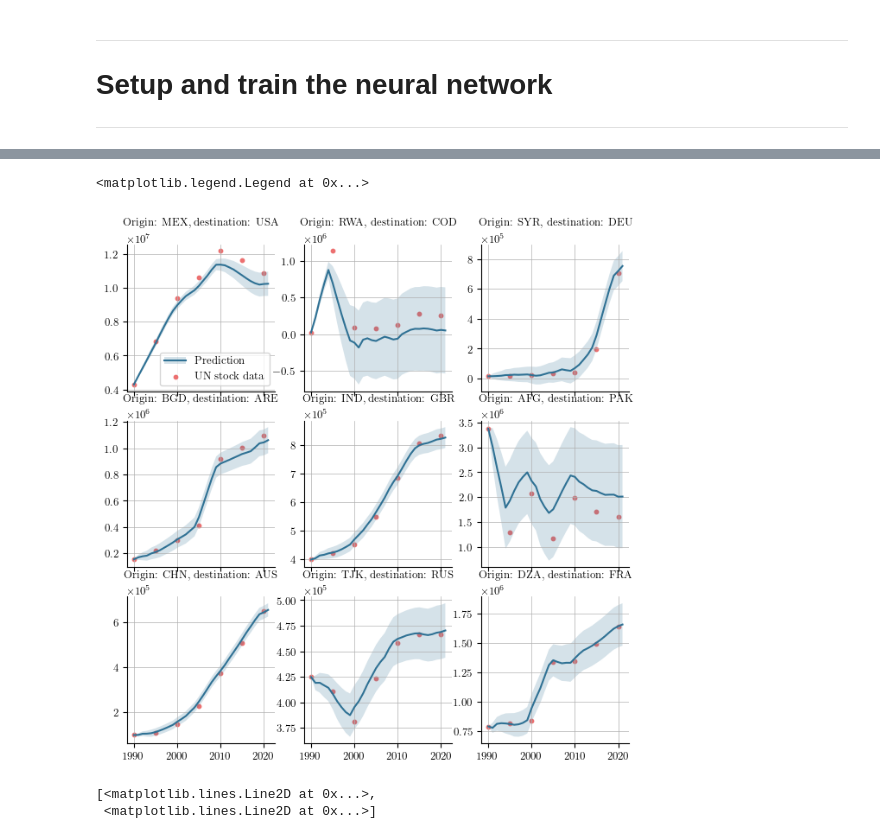
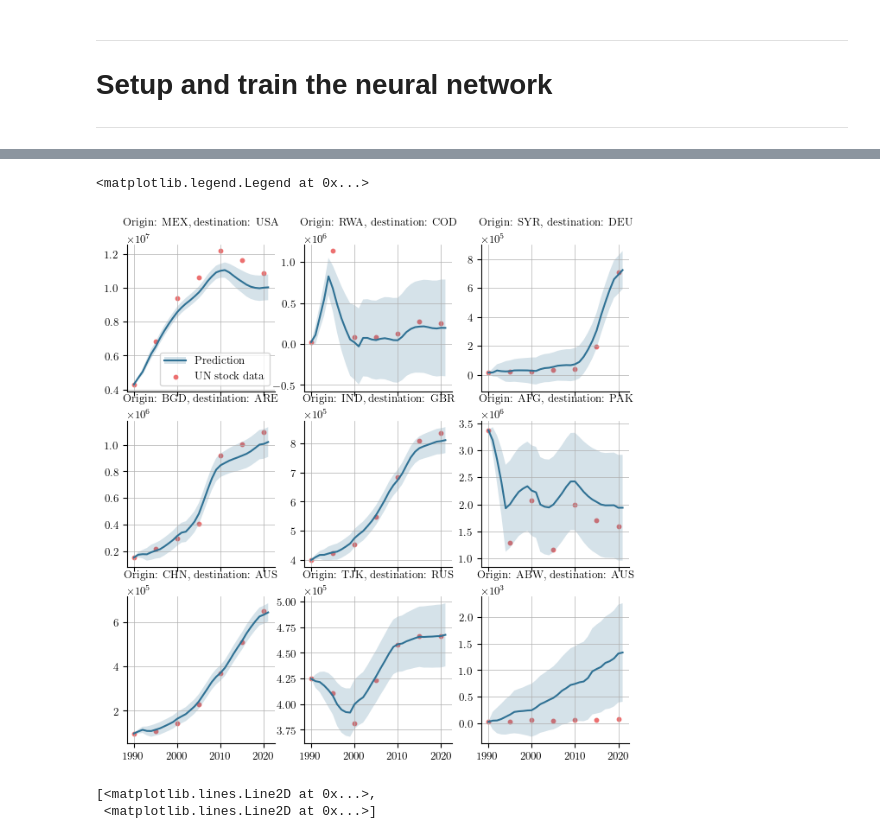
Before and after one commit to ThGaskin/NeuralABM, a Jupyter notebook: models/Migration/Notebooks/model_4.ipynb, the cells around one changed output, grey strips where cells are left out. Saved outputs shown, nothing was run; the diff lists cells and outputs as text; code cells hidden in the pictures.

```diff
--- a/models/Migration/Notebooks/model_4.ipynb
+++ b/models/Migration/Notebooks/model_4.ipynb
@@ -192,7 +325,8 @@ flows = xr.DataArray(
 # %%
-fig, ax = plt.subplots()
-c="IND"
-(UN_data['Net Number of Migrants (thousands)'].transpose('Year', ...).sel({'Year': range(start, end + 1)}) * 1000).sel({"Country ISO": c}).plot(ax=ax, label="Data")
-predicted_net_migration.sel({"Country ISO": c}).plot(ax=ax, label="Prediction")
-ax.legend()
+fig, axs = plt.subplots(ncols=2)
+for idx, c in enumerate(["ABW", "IND"]):
+    ax =axs[idx]
+    net_migration.sel({"Country ISO": c}).plot(ax=ax, label="Data")
+    (predicted_net_migration.sel({"Country ISO": c})).plot(ax=ax, label="Prediction")
+    ax.legend()
 # %% [output]
@@ -256,5 +402,5 @@ ax.legend()
 # %%
-extended_flow = xr.open_dataset("/Users/thomasgaskin/UN_migration_data/bilateral_flows_stats.nc")
+extended_flow = xr.open_dataset("/Users/thomasgaskin/bilateral_flows_stats_noiseless.nc")
 UN_net_migration = xr.open_dataarray("../../../data/Migration/UN_net_migration.nc")
 flow_table = xr.Dataset(dict(
     mean = extended_flow["mean"].sel({"Direction": "Out"}) + extended_flow["mean"].sel({"Direction": "In"}).data.transpose(0, 2, 1),
@@ -281,6 +447,6 @@ m.plot.line(hue="Direction", ax=ax)
 # %%
 fig, axs = plt.subplots(ncols=3, nrows=3, sharex=True, figsize=(7.5, 7.5))
-pairs = [["MEX", "USA"], ["RWA", "COD"], ["SYR", "DEU"], ["BGD", "ARE"], ["IND", "GBR"], ["AFG", "PAK"], ["CHN", "AUS"], ["TJK", "RUS"], ["DZA", "FRA"]]
+pairs = [["MEX", "USA"], ["RWA", "COD"], ["SYR", "DEU"], ["BGD", "ARE"], ["IND", "GBR"], ["AFG", "PAK"], ["CHN", "AUS"], ["TJK", "RUS"], ["ABW", "AUS"]]
 for idx, pair in enumerate(pairs):
     org, dest = pair
     handles = []
@@ -300,6 +467,6 @@ axs.flatten()[0].legend(handles=handles, labels=['Out', 'In'])
 # %%
 fig, axs = plt.subplots(ncols=3, nrows=3, sharex=True, figsize=(7.5, 7.5))
-pairs = [["MEX", "USA"], ["RWA", "COD"], ["SYR", "DEU"], ["BGD", "ARE"], ["IND", "GBR"], ["AFG", "PAK"], ["CHN", "AUS"], ["TJK", "RUS"], ["DZA", "FRA"]]
+pairs = [["MEX", "USA"], ["RWA", "COD"], ["SYR", "DEU"], ["BGD", "ARE"], ["IND", "GBR"], ["AFG", "PAK"], ["CHN", "AUS"], ["TJK", "RUS"], ["ABW", "GBR"]]
 for idx, pair in enumerate(pairs):
     org, dest = pair
     m = flow_table.sel({"Origin ISO": org, "Destination ISO": dest})["mean"]
@@ -362,31 +529,31 @@ ax.legend()
 # %%
 fig, axs = plt.subplots(ncols=3, nrows=3, sharex=True, figsize=(7.5, 7.5))
-pairs = [["MEX", "USA"], ["RWA", "COD"], ["SYR", "DEU"], ["BGD", "ARE"], ["IND", "GBR"], ["AFG", "PAK"], ["CHN", "AUS"], ["TJK", "RUS"], ["DZA", "FRA"]]
+pairs = [["MEX", "USA"], ["RWA", "COD"], ["SYR", "DEU"], ["BGD", "ARE"], ["IND", "GBR"], ["AFG", "PAK"], ["CHN", "AUS"], ["TJK", "RUS"], ["ABW", "AUS"]]
 for idx, pair in enumerate(pairs):
 
     org, dest = pair
     s = stock_data.sel({"Origin ISO": org, "Destination ISO": dest}).plot.scatter(ax=axs.flatten()[idx], color=colors['c_red'], x="Year", s=10)
 
     stock = [stock_data.sel({"Year": 1990, "Origin ISO": org, "Destination ISO": dest}).data]
     uncert = [0]
     for y in extended_flow.coords["Year"].data[1:]:
         stock.append(
             stock[-1] + extended_flow["mean"].sel({"Origin ISO": org, "Destination ISO": dest, "Direction": "Out", "Year": y}, drop=True) - extended_flow["mean"].sel({"Origin ISO": org, "Destination ISO": dest, "Direction": "In", "Year": y}, drop=True)
         )
         uncert.append(
             np.sqrt(uncert[-1]**2 + np.sqrt(extended_flow["std"].sel({"Origin ISO": org, "Destination ISO": dest, "Direction": "Out", "Year": y}, drop=True)**2 + extended_flow["mean"].sel({"Origin ISO": org, "Destination ISO": dest, "Direction": "In", "Year": y}, drop=True)**2)**2)
         )
     u = axs.flatten()[idx].fill_between(extended_flow.coords["Year"].data, np.array(stock) - np.array(uncert), np.array(stock) + np.array(uncert), alpha=0.2)
     p = axs.flatten()[idx].plot(extended_flow.coords["Year"].data, stock)
     axs.flatten()[idx].set_ylabel('')
     axs.flatten()[idx].set_xlabel('')
     axs.flatten()[idx].set_title(f"Origin: {org}, destination: {dest}")
     axs.flatten()[idx].ticklabel_format(axis='y', style='sci', scilimits=(0,0))
 axs.flatten()[0].legend(handles=[(u, p[0]), s], labels=['Prediction', 'UN stock data'])
 # fig.savefig("/Users/thomasgaskin/UN_migration_data/Images/pred_stock.pdf")
 # %% [output]
 <matplotlib.legend.Legend at 0x...>
-[figure, old version]
+[figure, new version]
 # %%
 five_year_estimates["da_pb_closed"].sel({"Origin ISO": "RWA", "Destination ISO": ["COD", "BDI"]}).plot(hue="Destination ISO")
 # %% [output]
```
Also changed, not shown: parts of 49 cells of this notebook, 9 other files.
